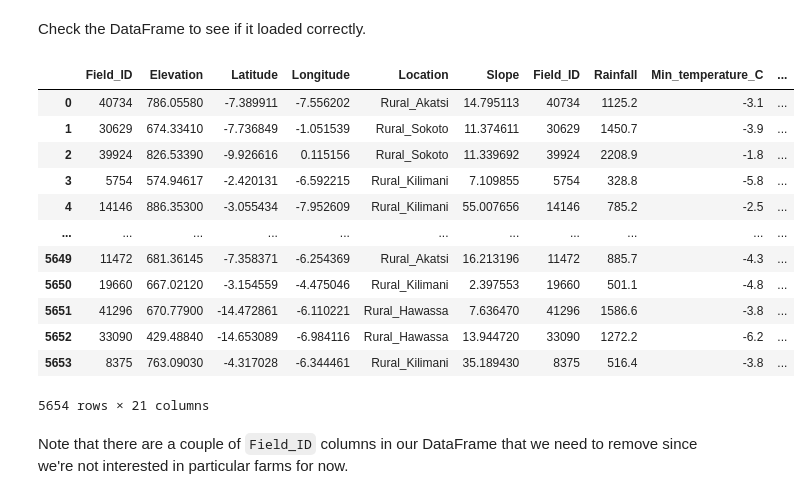
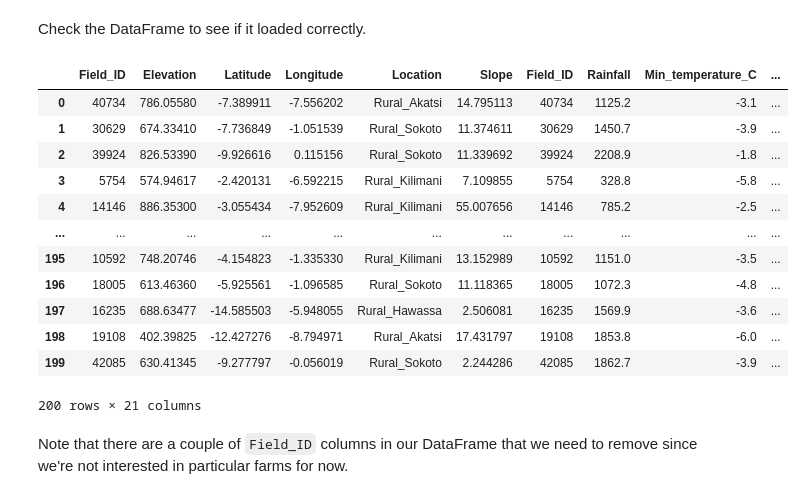
Before and after one commit to Sire6715/Python-Notebooks, a Jupyter notebook: week 4/Code Challenge/Code_challenge_Integrated_Project_P1_student_version.ipynb, the cells around one changed output. Drawn from its saved outputs; the diff is of its cells as text; code cells hidden in the pictures.

```diff
--- a/week 4/Code Challenge/Code_challenge_Integrated_Project_P1_student_version.ipynb
+++ b/week 4/Code Challenge/Code_challenge_Integrated_Project_P1_student_version.ipynb
@@ -170,21 +171,21 @@ with engine.connect() as connection:
 # %% [markdown]
 Check the DataFrame to see if it loaded correctly.
 # %%
-MD_agric_df
+MD_agric_df.head(200)
 # %% [output]
 |  | Field_ID | Elevation | Latitude | Longitude | Location | Slope | Field_ID | Rainfall | Min_temperature_C | ... |
 | 0 | 40734 | 786.05580 | -7.389911 | -7.556202 | Rural_Akatsi | 14.795113 | 40734 | 1125.2 | -3.1 | ... |
 | 1 | 30629 | 674.33410 | -7.736849 | -1.051539 | Rural_Sokoto | 11.374611 | 30629 | 1450.7 | -3.9 | ... |
 | 2 | 39924 | 826.53390 | -9.926616 | 0.115156 | Rural_Sokoto | 11.339692 | 39924 | 2208.9 | -1.8 | ... |
 | 3 | 5754 | 574.94617 | -2.420131 | -6.592215 | Rural_Kilimani | 7.109855 | 5754 | 328.8 | -5.8 | ... |
 | 4 | 14146 | 886.35300 | -3.055434 | -7.952609 | Rural_Kilimani | 55.007656 | 14146 | 785.2 | -2.5 | ... |
 | ... | ... | ... | ... | ... | ... | ... | ... | ... | ... | ... |
-| 5649 | 11472 | 681.36145 | -7.358371 | -6.254369 | Rural_Akatsi | 16.213196 | 11472 | 885.7 | -4.3 | ... |
-| 5650 | 19660 | 667.02120 | -3.154559 | -4.475046 | Rural_Kilimani | 2.397553 | 19660 | 501.1 | -4.8 | ... |
-| 5651 | 41296 | 670.77900 | -14.472861 | -6.110221 | Rural_Hawassa | 7.636470 | 41296 | 1586.6 | -3.8 | ... |
-| 5652 | 33090 | 429.48840 | -14.653089 | -6.984116 | Rural_Hawassa | 13.944720 | 33090 | 1272.2 | -6.2 | ... |
-| 5653 | 8375 | 763.09030 | -4.317028 | -6.344461 | Rural_Kilimani | 35.189430 | 8375 | 516.4 | -3.8 | ... |
+| 195 | 10592 | 748.20746 | -4.154823 | -1.335330 | Rural_Kilimani | 13.152989 | 10592 | 1151.0 | -3.5 | ... |
+| 196 | 18005 | 613.46360 | -5.925561 | -1.096585 | Rural_Sokoto | 11.118365 | 18005 | 1072.3 | -4.8 | ... |
+| 197 | 16235 | 688.63477 | -14.585503 | -5.948055 | Rural_Hawassa | 2.506081 | 16235 | 1569.9 | -3.6 | ... |
+| 198 | 19108 | 402.39825 | -12.427276 | -8.794971 | Rural_Akatsi | 17.431797 | 19108 | 1853.8 | -6.0 | ... |
+| 199 | 42085 | 630.41345 | -9.277797 | -0.056019 | Rural_Sokoto | 2.244286 | 42085 | 1862.7 | -3.9 | ... |
-5654 rows × 21 columns
+200 rows × 21 columns
 # %% [markdown]
 Note that there are a couple of `Field_ID` columns in our DataFrame that we need to remove since we're not interested in particular farms for now.
 # %%
```
Also changed, not shown: parts of 14 cells of this notebook, 4 other files.
